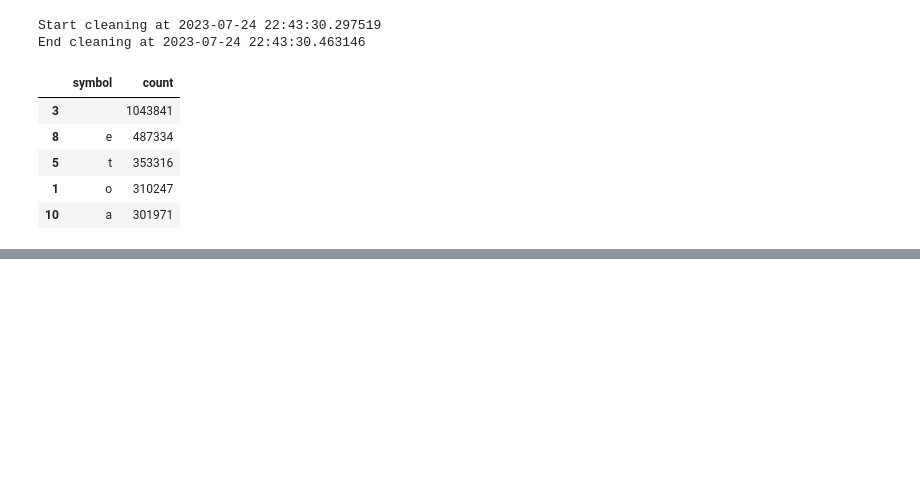
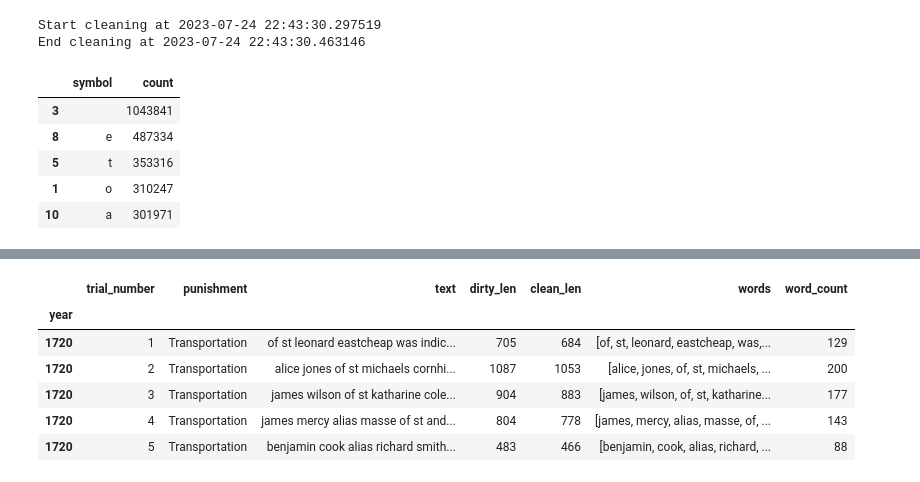
Before and after one commit to ValRCS/BSSDH_2023_workshop, a Jupyter notebook: notebooks/day1_part2_processing.ipynb, the cells around one changed output, grey strips where cells are left out. Drawn from its saved outputs; the diff is of its cells as text; code cells hidden in the pictures; blank space fills up the shorter version.

```diff
--- a/notebooks/day1_part2_processing.ipynb
+++ b/notebooks/day1_part2_processing.ipynb
@@ -255,0 +435,16 @@ df.to_csv(temp_file, index=False)
+# %%
+# however if we wanted to remove the extra whitespaces we could have done it with regex
+
+# let's define a function that will remove multiple whitespaces
+def remove_multiple_whitespaces(text):
+    return re.sub(r'\s{2,}', ' ', text) # \s means whitespace, {2,} means two or more, r means raw string - why? because it's easier to read
+
+
+# let's apply this function to all the text in the dataframe
+# start of cleaning
+print(f"Start cleaning at {datetime.now()}")
+df['text'] = df.text.apply(remove_multiple_whitespaces) # this is faster than iterating over each row with iterrows
+print(f"End cleaning at {datetime.now()}")
+
+# now how many multiple whitespaces do we have?
+print("Multiple whitespaces", df.text.apply(check_multiple_whitespaces).sum())
@@ -255,0 +455,18 @@ df.to_csv(temp_file, index=False)
+# %%
+# we will create a new column with words for each row
+# we will use apply function to apply split_text function to each row
+# we will use lambda function to apply split_text function to each row
+
+# let's define a function that will split text into words
+def split_text(text):
+    return text.split() # we could use some other separator here, but we will use default which is any whitespace
+
+# let's apply this function to all the text in the dataframe
+
+# start of cleaning
+print(f"Start cleaning at {datetime.now()}")
+df['words'] = df.text.apply(split_text) # this is faster than iterating over each row with iterrows
+print(f"End cleaning at {datetime.now()}")
+
+# let's print the data types of all the columns
+df.dtypes
@@ -255,0 +494,17 @@ df.to_csv(temp_file, index=False)
+# %%
+# let's get word count for each row
+
+# we will apply len function to each row
+
+df['word_count'] = df.words.apply(len) # we could have made our own function here, but we will use len function
+df.head()
+# it looks correct since ratio of clean_len and word_count is close to 5 which is about average word length in English
+# it might be a bit confusing since words are stored in an object type column which is not a pure list
+# %% [output]
+|  | trial_number | punishment | text | dirty_len | clean_len | words | word_count |
+| year |  |  |  |  |  |  |  |
+| 1720 | 1 | Transportation | of st leonard eastcheap was indic... | 705 | 684 | [of, st, leonard, eastcheap, was,... | 129 |
+| 1720 | 2 | Transportation | alice jones of st michaels cornhi... | 1087 | 1053 | [alice, jones, of, st, michaels, ... | 200 |
+| 1720 | 3 | Transportation | james wilson of st katharine cole... | 904 | 883 | [james, wilson, of, st, katharine... | 177 |
+| 1720 | 4 | Transportation | james mercy alias masse of st and... | 804 | 778 | [james, mercy, alias, masse, of, ... | 143 |
+| 1720 | 5 | Transportation | benjamin cook alias richard smith... | 483 | 466 | [benjamin, cook, alias, richard, ... | 88 |
```
Also changed, not shown: parts of 31 cells of this notebook.
